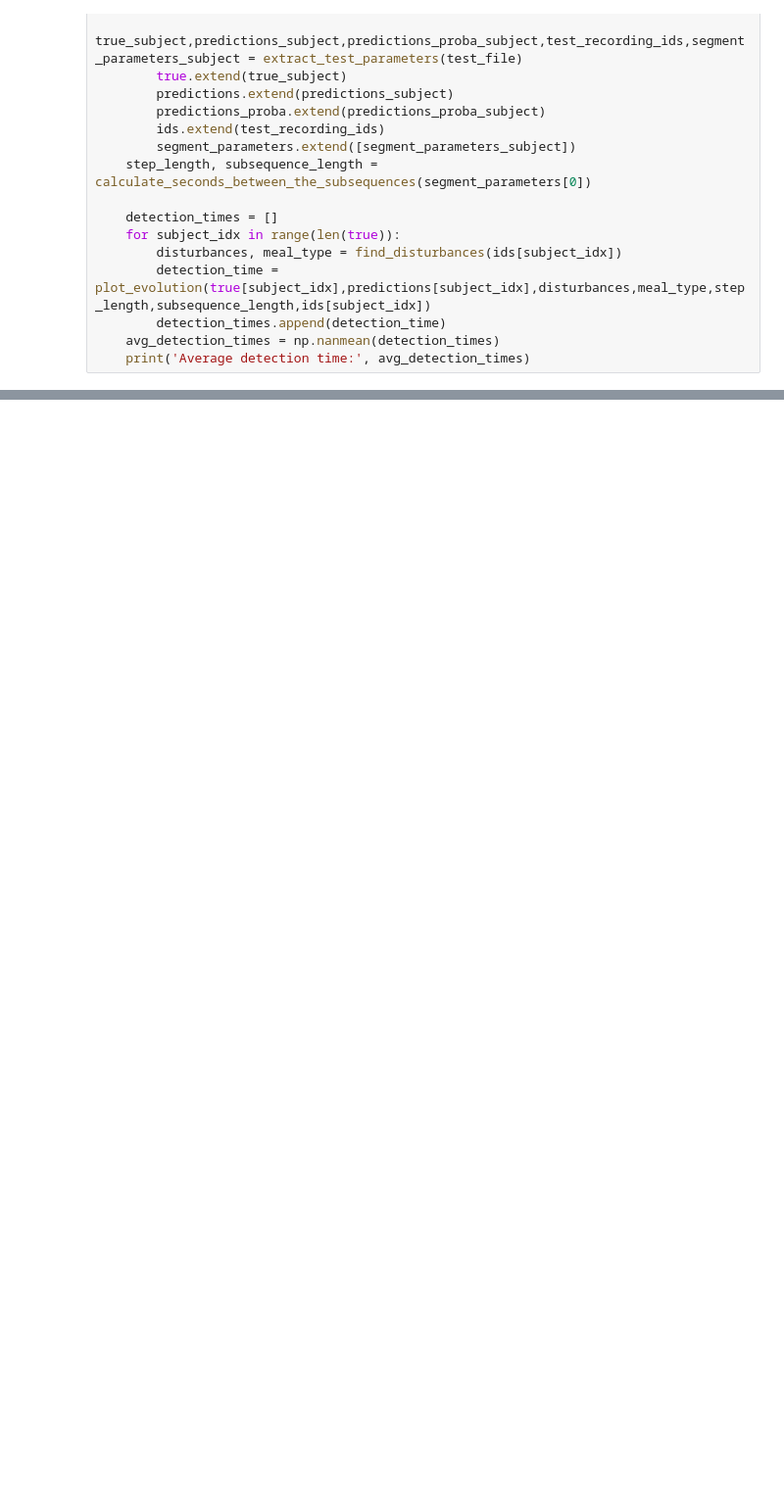
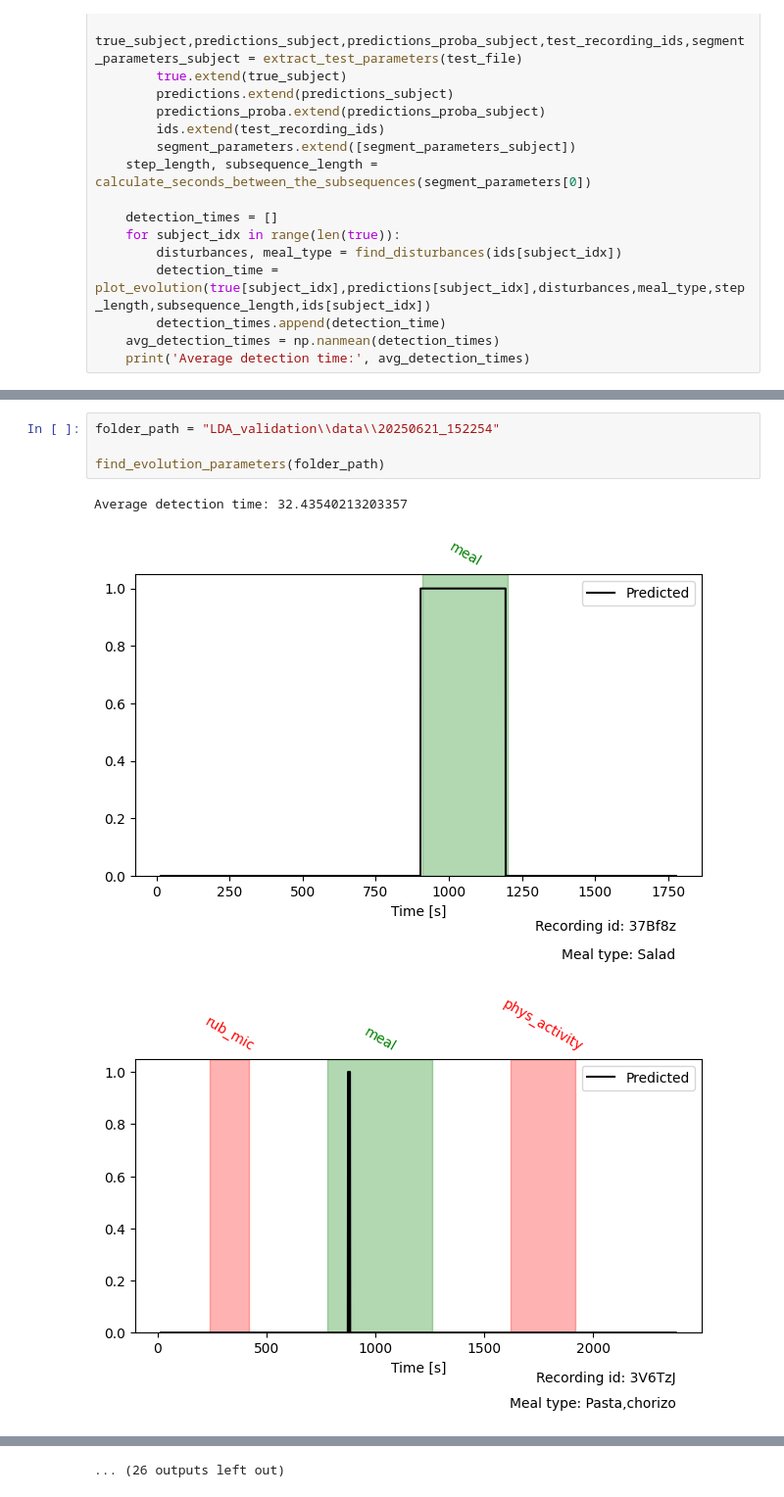
Before and after one commit to Majager/master_ML, a Jupyter notebook: Results/Analyze_results.ipynb, the cells around one changed output, grey strips where cells are left out. Shown at 98% size. Cells and saved outputs as stored; diff of their text form; blank space fills up the shorter version.

```diff
--- a/Results/Analyze_results.ipynb
+++ b/Results/Analyze_results.ipynb
@@ -317,0 +326,8 @@ Average detection time: 10.018934004683071
+# %%
+folder_path = "LDA_validation\\data\\20250621_152254"
+
+find_evolution_parameters(folder_path)
+# %% [output]
+Average detection time: 32.43540213203357
+[figure, added]
+[figure, added]
@@ -317,0 +343 @@ Average detection time: 10.018934004683071
+... (26 outputs left out)
```
Also changed, not shown: parts of 4 cells of this notebook, 22 other files.
